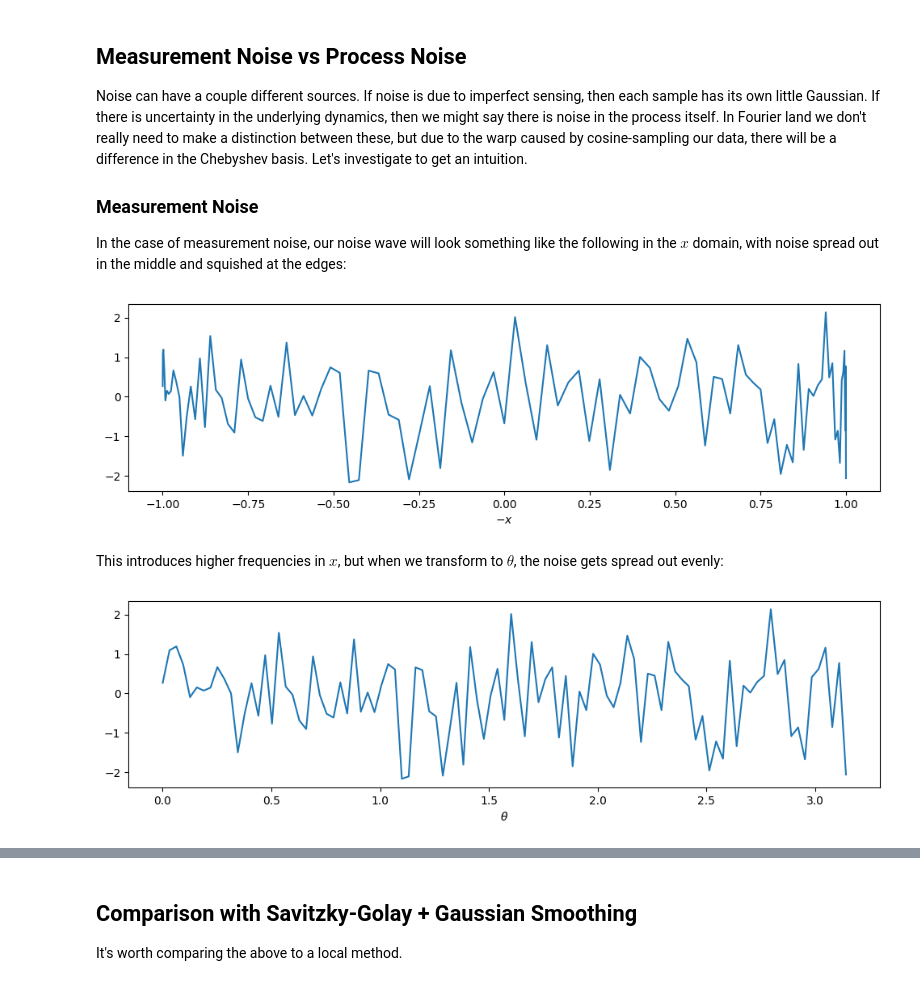
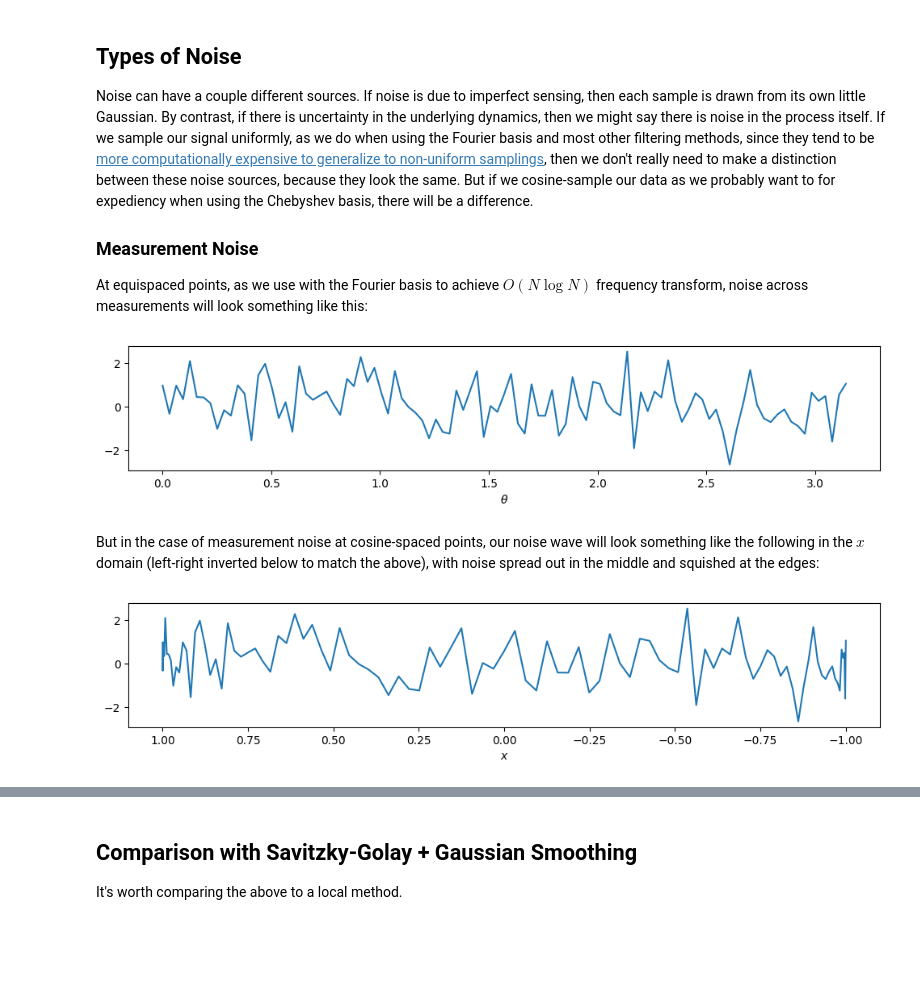
Before and after one commit to pavelkomarov/spectral-derivatives, a Jupyter notebook: notebooks/filtering_noise.ipynb, the cells around one changed output, grey strips where cells are left out. Saved outputs shown, nothing was run; the diff lists cells and outputs as text; code cells hidden in the pictures; blank space fills up the shorter version.

Commit message:
updated noise notebook, combined a few others

```diff
--- a/notebooks/filtering_noise.ipynb
+++ b/notebooks/filtering_noise.ipynb
@@ -140,24 +48,26 @@ It is possible for the filter to work well, but it's actually rather fragile. We
 # %% [markdown]
-## Measurement Noise vs Process Noise
+## Types of Noise
 
-Noise can have a couple different sources. If noise is due to imperfect sensing, then each sample has its own little Gaussian. If there is uncertainty in the underlying dynamics, then we might say there is noise in the process itself. In Fourier land we don't really need to make a distinction between these, but due to the warp caused by cosine-sampling our data, there will be a difference in the Chebyshev basis. Let's investigate to get an intuition.
+Noise can have a couple different sources. If noise is due to imperfect sensing, then each sample is drawn from its own little Gaussian. By contrast, if there is uncertainty in the underlying dynamics, then we might say there is noise in the process itself. If we sample our signal uniformly, as we do when using the Fourier basis and most other filtering methods, since they tend to be [more computationally expensive to generalize to non-uniform samplings](https://dsp.stackexchange.com/questions/1676/savitzky-golay-smoothing-filter-for-not-equally-spaced-data), then we don't really need to make a distinction between these noise sources, because they look the same. But if we cosine-sample our data as we probably want to for expediency when using the Chebyshev basis, there will be a difference.
 
 ### Measurement Noise
 
-In the case of measurement noise, our noise wave will look something like the following in the $x$ domain, with noise spread out in the middle and squished at the edges:
+At equispaced points, as we use with the Fourier basis to achieve $O(N \log N)$ frequency transform, noise across measurements will look something like this:
 # %%
 N = 100
 noise = np.random.randn(N+1)
-pyplot.figure(figsize=(12,3))
-pyplot.plot(np.cos(np.arange(N+1) * np.pi / N)[::-1], noise)
-pyplot.xlabel(r"$-x$");
+
+pyplot.figure(figsize=(12,2))
+pyplot.plot((np.arange(N+1) * np.pi / N), noise)
+pyplot.xlabel(r"$\theta$");
 # %% [output]
-[figure, old version]
+[figure, new version]
-# %% [markdown]
-This introduces higher frequencies in $x$, but when we transform to $\theta$, the noise gets spread out evenly:
+# %% [markdown]
+But in the case of measurement noise at cosine-spaced points, our noise wave will look something like the following in the $x$ domain (left-right inverted below to match the above), with noise spread out in the middle and squished at the edges:
 # %%
-pyplot.figure(figsize=(12,3))
-pyplot.plot(np.arange(N+1) * np.pi / N, noise)
-pyplot.xlabel(r"$\theta$");
+pyplot.figure(figsize=(12,2))
+pyplot.plot(np.cos(np.arange(N+1) * np.pi / N), noise)
+pyplot.gca().invert_xaxis()
+pyplot.xlabel(r"$x$");
 # %% [output]
-[figure, old version]
+[figure, new version]
```
Also changed, not shown: parts of 31 cells of this notebook, 8 other files.
